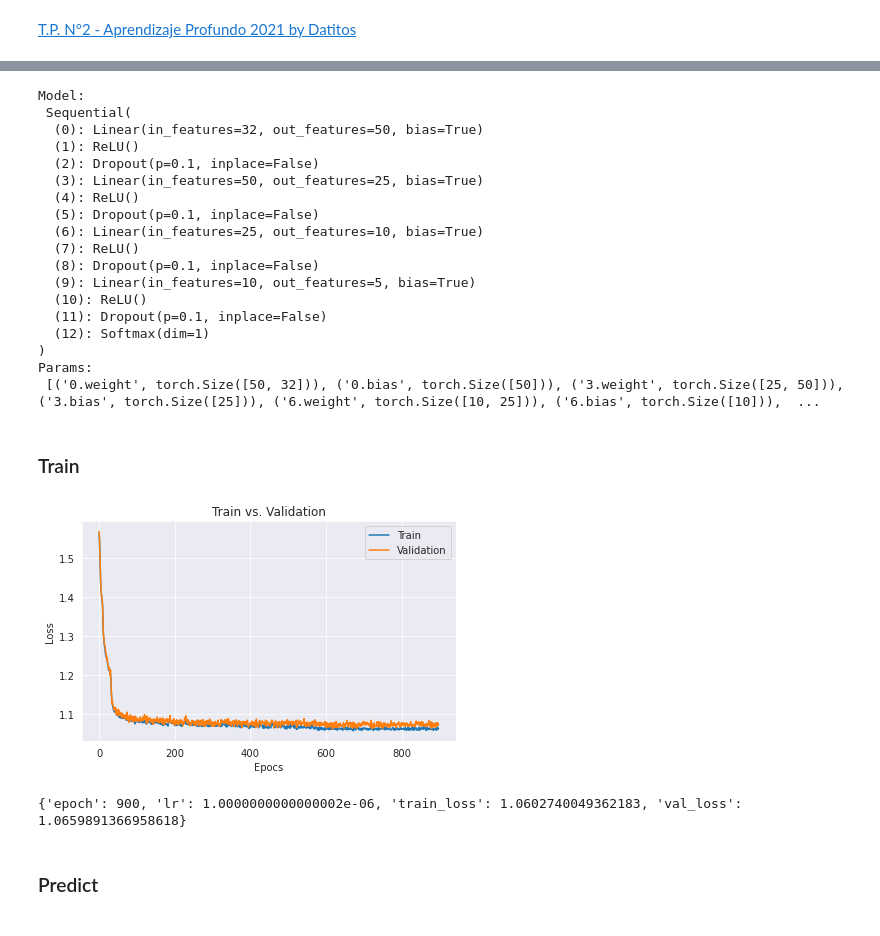
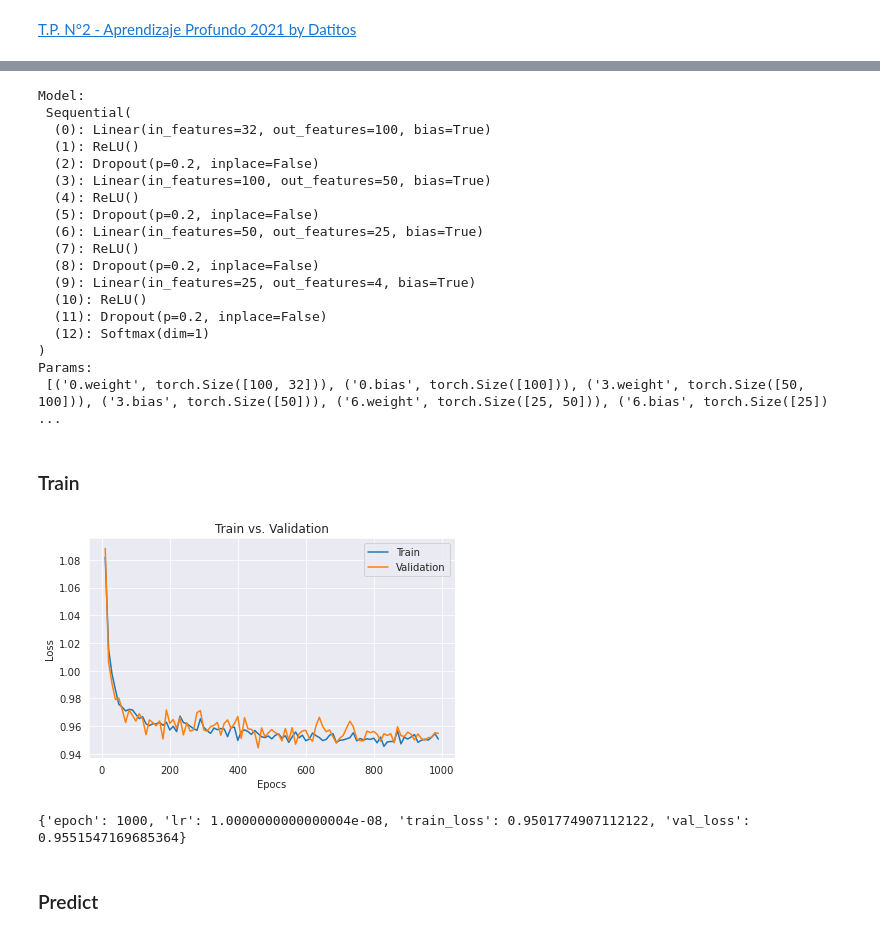
Before and after one commit to adrianmarino/datitos, a Jupyter notebook: tp2/tp2.ipynb, the cells around one changed output, grey strips where cells are left out. Saved outputs shown, nothing was run; the diff lists cells and outputs as text; code cells hidden in the pictures.

```diff
--- a/tp2/tp2.ipynb
+++ b/tp2/tp2.ipynb
@@ -50,4 +52,4 @@ SKILL_FEATURES = [
 ]
 TARGET = 'Position'
 # %%
-def preprocess(df): return df[SKILL_FEATURES], pd.get_dummies(df[[TARGET]], dummy_na=True)
+def preprocess(df): return df[SKILL_FEATURES], pd.get_dummies(df[[TARGET]], dummy_na=False)
@@ -54,5 +75,6 @@ def preprocess(df): return df[SKILL_FEATURES], pd.get_dummies(df[[TARGET]], dumm
 # %%
 X_train, X_val, y_train, y_val = train_test_split(
     *preprocess(train_set),
-    test_size=0.2
+    test_size=0.2,
+    stratify=train_set[TARGET]
 )
@@ -63,47 +93,47 @@ class MyModel(CommonModel):
         super().__init__(model, softmax_cross_entropy_fn, Adam(model.parameters(), lr=lr), softmax_pred_out)
 # %%
 model = MyModel(
-    n_units = [X_train.shape[1], 50, 25, 10, y_train.shape[1]],
+    n_units = [X_train.shape[1], 100, 50, 25, y_train.shape[1]],
     lr      = 0.001,
-    dropout = 0.1
+    dropout = 0.2
 ).info()
 # %% [output]
 Model:
  Sequential(
-  (0): Linear(in_features=32, out_features=50, bias=True)
+  (0): Linear(in_features=32, out_features=100, bias=True)
   (1): ReLU()
-  (2): Dropout(p=0.1, inplace=False)
-  (3): Linear(in_features=50, out_features=25, bias=True)
+  (2): Dropout(p=0.2, inplace=False)
+  (3): Linear(in_features=100, out_features=50, bias=True)
   (4): ReLU()
-  (5): Dropout(p=0.1, inplace=False)
-  (6): Linear(in_features=25, out_features=10, bias=True)
+  (5): Dropout(p=0.2, inplace=False)
+  (6): Linear(in_features=50, out_features=25, bias=True)
   (7): ReLU()
-  (8): Dropout(p=0.1, inplace=False)
-  (9): Linear(in_features=10, out_features=5, bias=True)
+  (8): Dropout(p=0.2, inplace=False)
+  (9): Linear(in_features=25, out_features=4, bias=True)
   (10): ReLU()
-  (11): Dropout(p=0.1, inplace=False)
+  (11): Dropout(p=0.2, inplace=False)
   (12): Softmax(dim=1)
 )
 Params:
- [('0.weight', torch.Size([50, 32])), ('0.bias', torch.Size([50])), ('3.weight', torch.Size([25, 50])), ('3.bias', torch.Size([25])), ('6.weight', torch.Size([10, 25])), ('6.bias', torch.Size([10])),  ...
+ [('0.weight', torch.Size([100, 32])), ('0.bias', torch.Size([100])), ('3.weight', torch.Size([50, 100])), ('3.bias', torch.Size([50])), ('6.weight', torch.Size([25, 50])), ('6.bias', torch.Size([25]) ...
 # %% [markdown]
 ### Train
 # %%
 model.fit(
     train_set    = (X_train, y_train),
     val_set      = (X_val, y_val),
-    batch_size   = 2000,
-    epochs       = 900,
+    batch_size   = 4096,
+    epochs       = 1000,
     callback_set = CallbackSet([
         TrainValLossComputer(),
         PlotLosses(),
         Logger(metrics=['epoch', 'train_loss', 'val_loss', 'lr']),
         ReduceLROnPlateau(patience=100)
     ])
 )
 # %% [output]
-[figure, old version]
+[figure, new version]
-{'epoch': 900, 'lr': 1.0000000000000002e-06, 'train_loss': 1.0602740049362183, 'val_loss': 1.0659891366958618}
+{'epoch': 1000, 'lr': 1.0000000000000004e-08, 'train_loss': 0.9501774907112122, 'val_loss': 0.9551547169685364}
 # %% [markdown]
 ### Predict
 # %%
```
Also changed, not shown: parts of 6 cells of this notebook, 2 other files.
